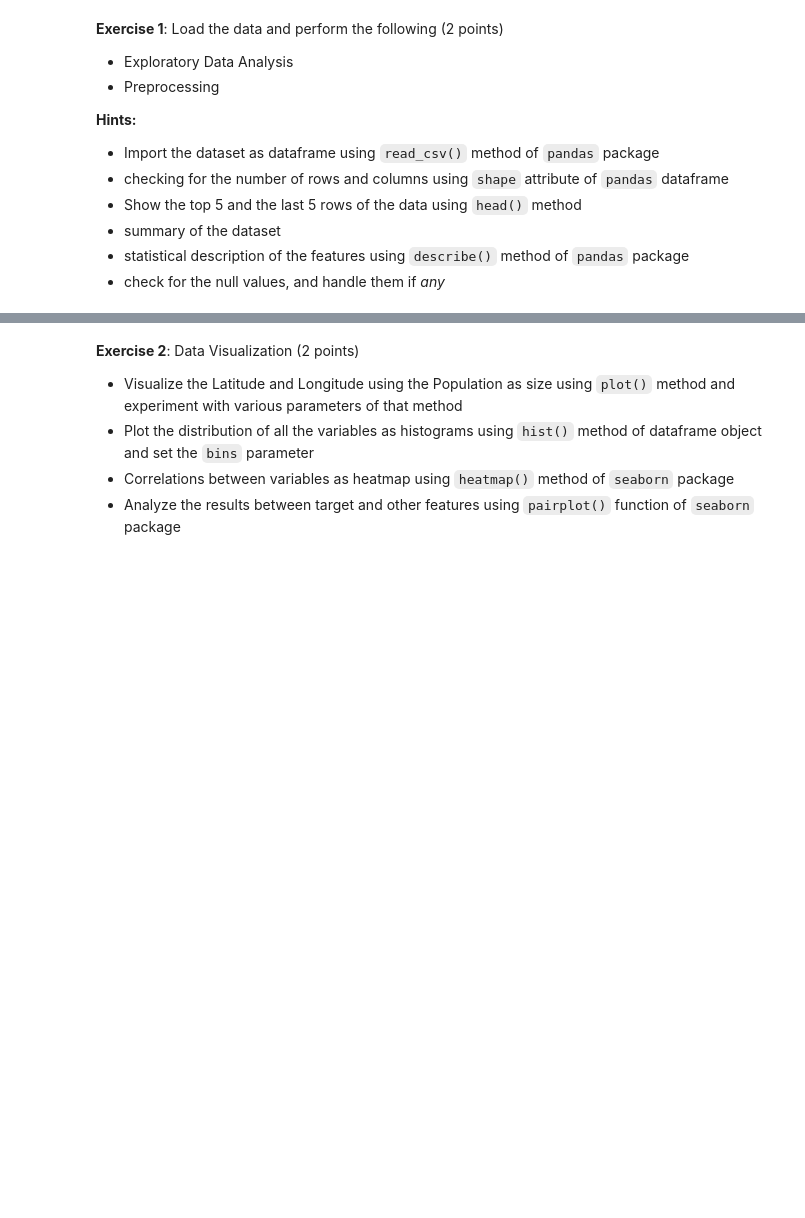
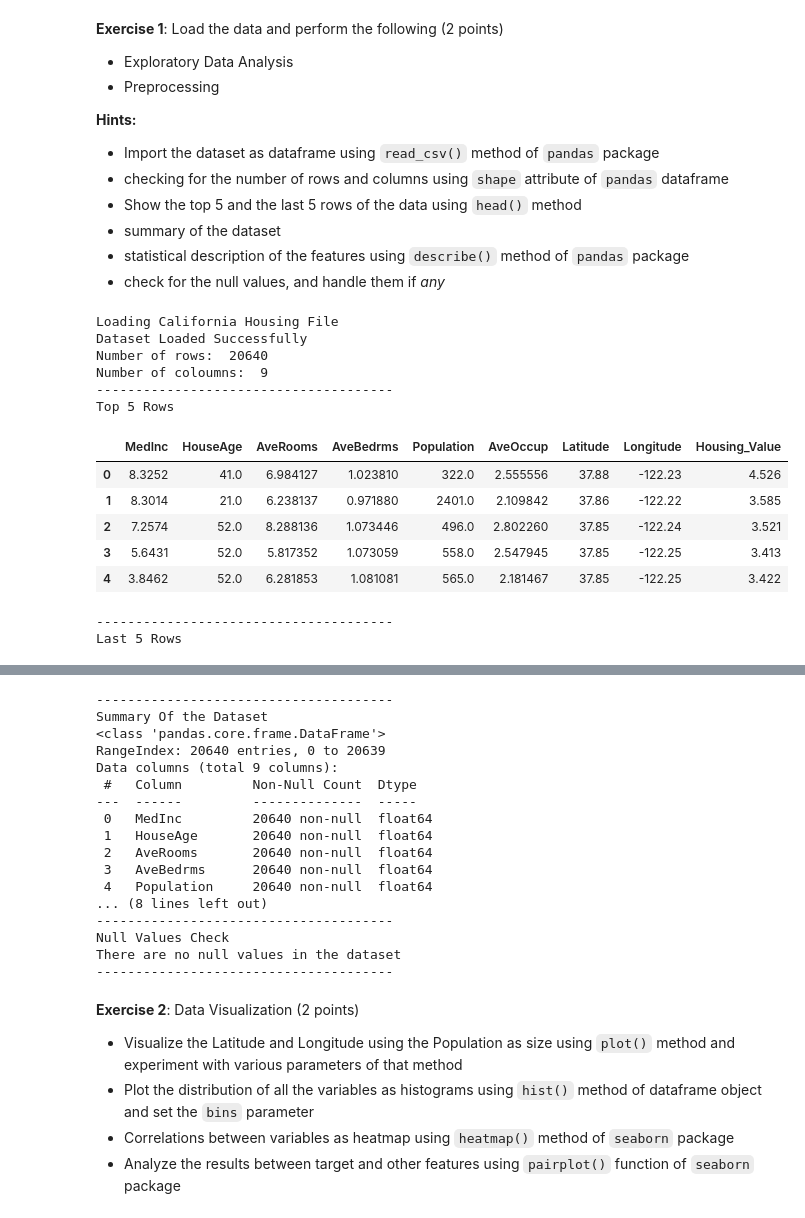
Before and after one commit to ranjithsrajan/PyLab, a Jupyter notebook: M1_MP1_NB_Gradient_Descent_Loss_Minimization.ipynb, the cells around one changed output, grey strips where cells are left out. Saved outputs shown, nothing was run; the diff lists cells and outputs as text; code cells hidden in the pictures; blank space fills up the shorter version.

```diff
--- a/M1_MP1_NB_Gradient_Descent_Loss_Minimization.ipynb
+++ b/M1_MP1_NB_Gradient_Descent_Loss_Minimization.ipynb
@@ -70,0 +69,45 @@ import random
+# %%
+# YOUR CODE HERE
+print("Loading California Housing File")
+house_data = pd.read_csv('California_housing.csv')
+print("Dataset Loaded Successfully")
+(rows,coloums) = house_data.shape
+print("Number of rows: ",rows)
+print("Number of coloumns: ",coloums)
+print("--------------------------------------")
+print("Top 5 Rows")
+display(house_data.head())
+print("--------------------------------------")
+print("Last 5 Rows")
+display(house_data.tail())
+print("--------------------------------------")
+print("Summary Of the Dataset")
+house_data.info()
+print("--------------------------------------")
+print("Statistical Description of the Dataset")
+house_data.describe(include='all')
+print("--------------------------------------")
+print("Null Values Check")
+if house_data.isnull().values.any():
+  print("There are null values in the dataset")
+  null_columns = house_data.columns[house_data.isnull().any()]
+  print("Null Columns: ",null_columns)
+  house_data = house_data.drop(columns=null_columns)
+else:
+  print("There are no null values in the dataset")
+print("--------------------------------------")
+# %% [output]
+Loading California Housing File
+Dataset Loaded Successfully
+Number of rows:  20640
+Number of coloumns:  9
+--------------------------------------
+Top 5 Rows
+|  | MedInc | HouseAge | AveRooms | AveBedrms | Population | AveOccup | Latitude | Longitude | Housing_Value |
+| 0 | 8.3252 | 41.0 | 6.984127 | 1.023810 | 322.0 | 2.555556 | 37.88 | -122.23 | 4.526 |
+| 1 | 8.3014 | 21.0 | 6.238137 | 0.971880 | 2401.0 | 2.109842 | 37.86 | -122.22 | 3.585 |
+| 2 | 7.2574 | 52.0 | 8.288136 | 1.073446 | 496.0 | 2.802260 | 37.85 | -122.24 | 3.521 |
+| 3 | 5.6431 | 52.0 | 5.817352 | 1.073059 | 558.0 | 2.547945 | 37.85 | -122.25 | 3.413 |
+| 4 | 3.8462 | 52.0 | 6.281853 | 1.081081 | 565.0 | 2.181467 | 37.85 | -122.25 | 3.422 |
+--------------------------------------
+Last 5 Rows
@@ -71,3 +120,20 @@ import random
+--------------------------------------
+Summary Of the Dataset
+<class 'pandas.core.frame.DataFrame'>
+RangeIndex: 20640 entries, 0 to 20639
+Data columns (total 9 columns):
+ #   Column         Non-Null Count  Dtype
+---  ------         --------------  -----
+ 0   MedInc         20640 non-null  float64
+ 1   HouseAge       20640 non-null  float64
+ 2   AveRooms       20640 non-null  float64
+ 3   AveBedrms      20640 non-null  float64
+ 4   Population     20640 non-null  float64
+... (8 lines left out)
+--------------------------------------
+Null Values Check
+There are no null values in the dataset
+--------------------------------------
 # %% [markdown]
 **Exercise 2**: Data Visualization (2 points)
 
```
Also changed, not shown: parts of 2 cells of this notebook.
